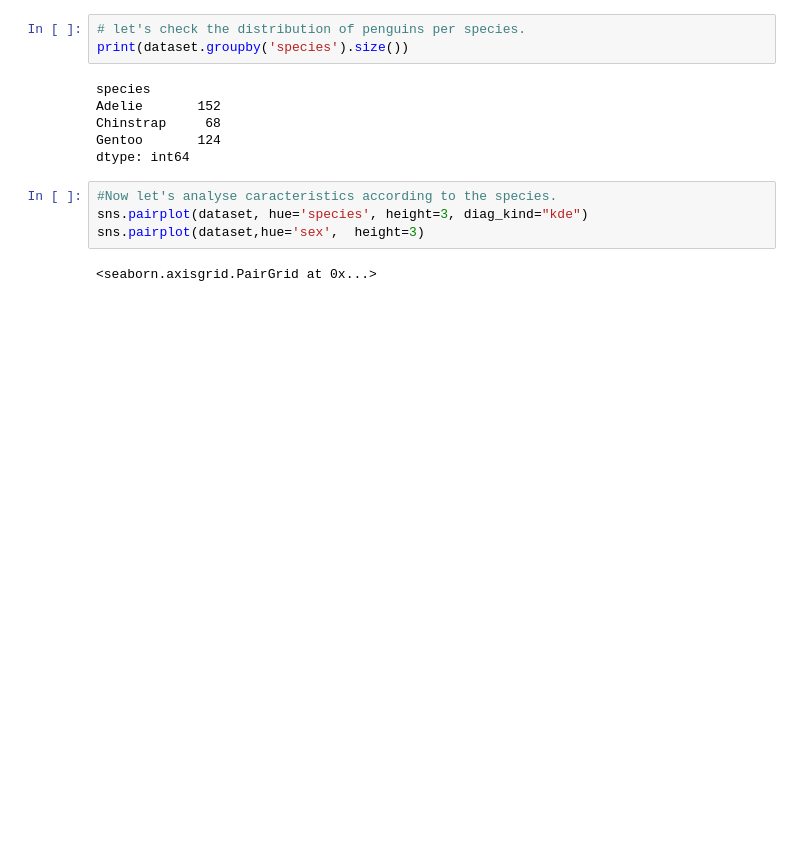
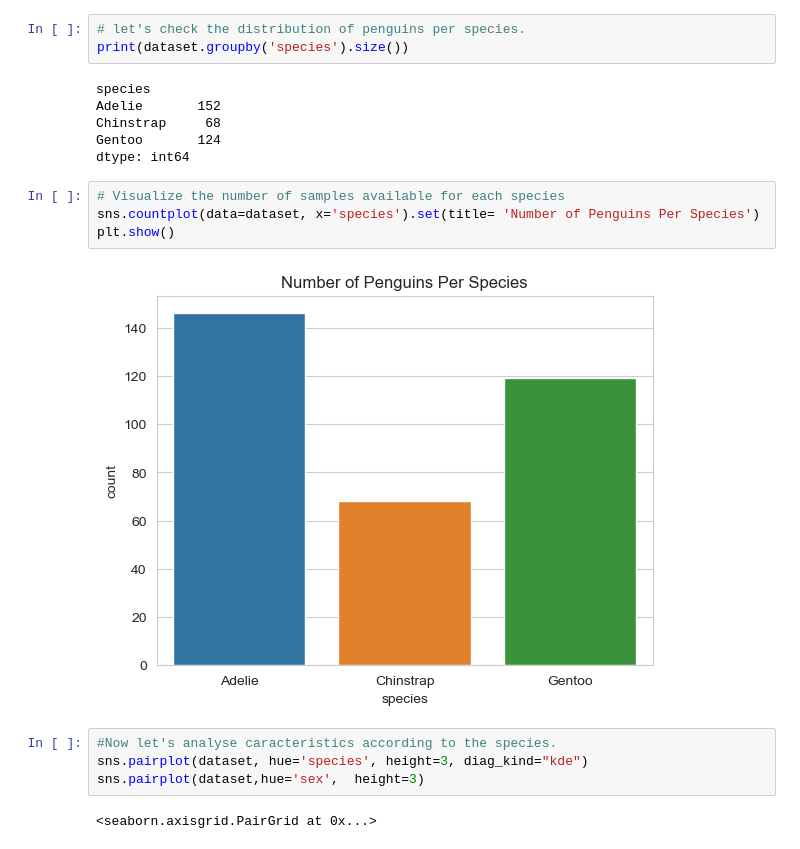
Before and after one commit to FabianeCancian/PDFA-project, a Jupyter notebook: project.ipynb, the cells around one changed output. Cells and saved outputs as stored; diff of their text form; blank space fills up the shorter version.

```diff
--- a/project.ipynb
+++ b/project.ipynb
@@ -155,6 +165,12 @@ Adelie       152
 Chinstrap     68
 Gentoo       124
 dtype: int64
+# %%
+# Visualize the number of samples available for each species
+sns.countplot(data=dataset, x='species').set(title= 'Number of Penguins Per Species')
+plt.show()
+# %% [output]
+[figure, added]
 # %%
 #Now let's analyse caracteristics according to the species.
 sns.pairplot(dataset, hue='species', height=3, diag_kind="kde")
```
Also changed, not shown: parts of 8 cells of this notebook, 1 other file.
